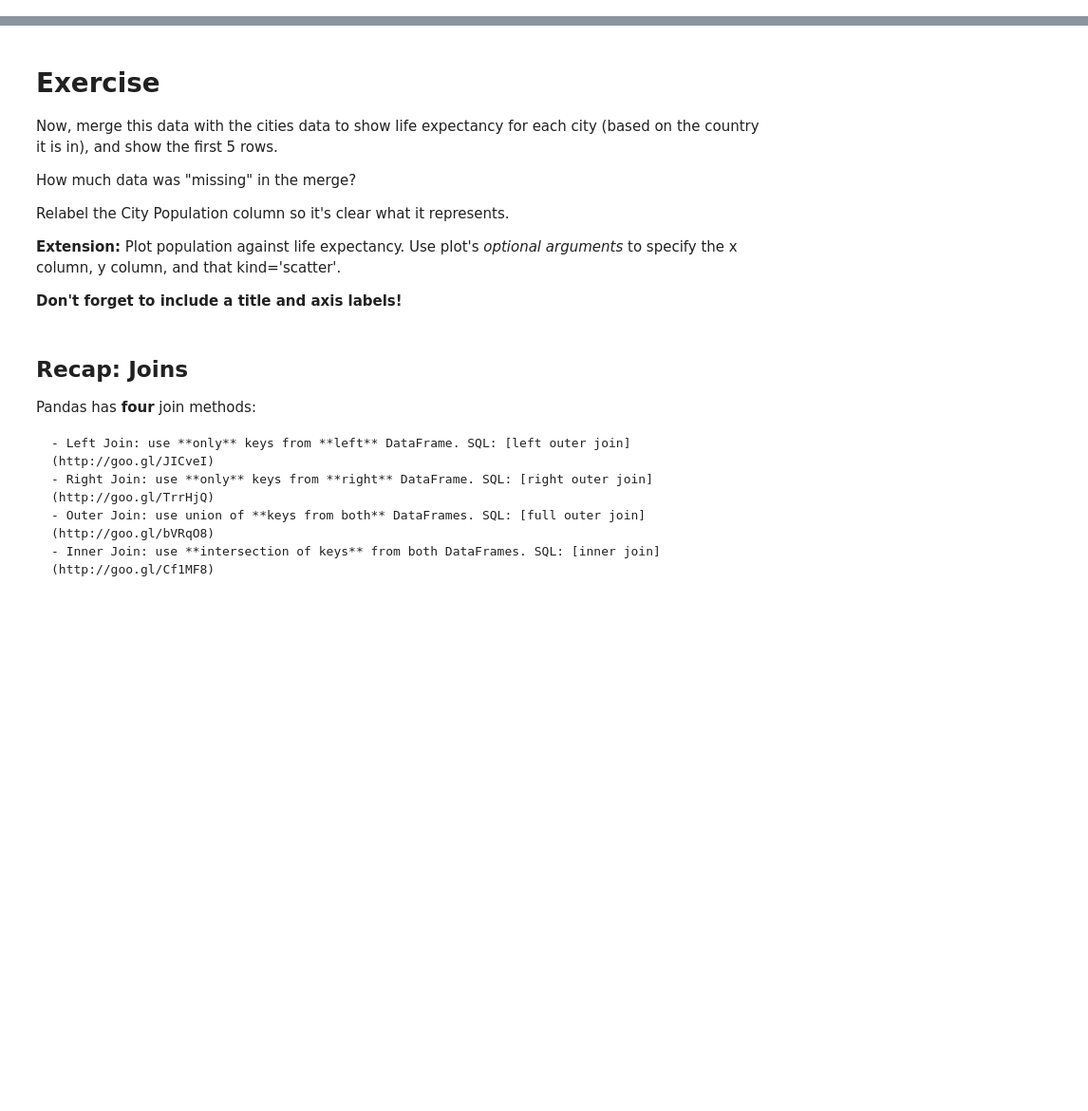
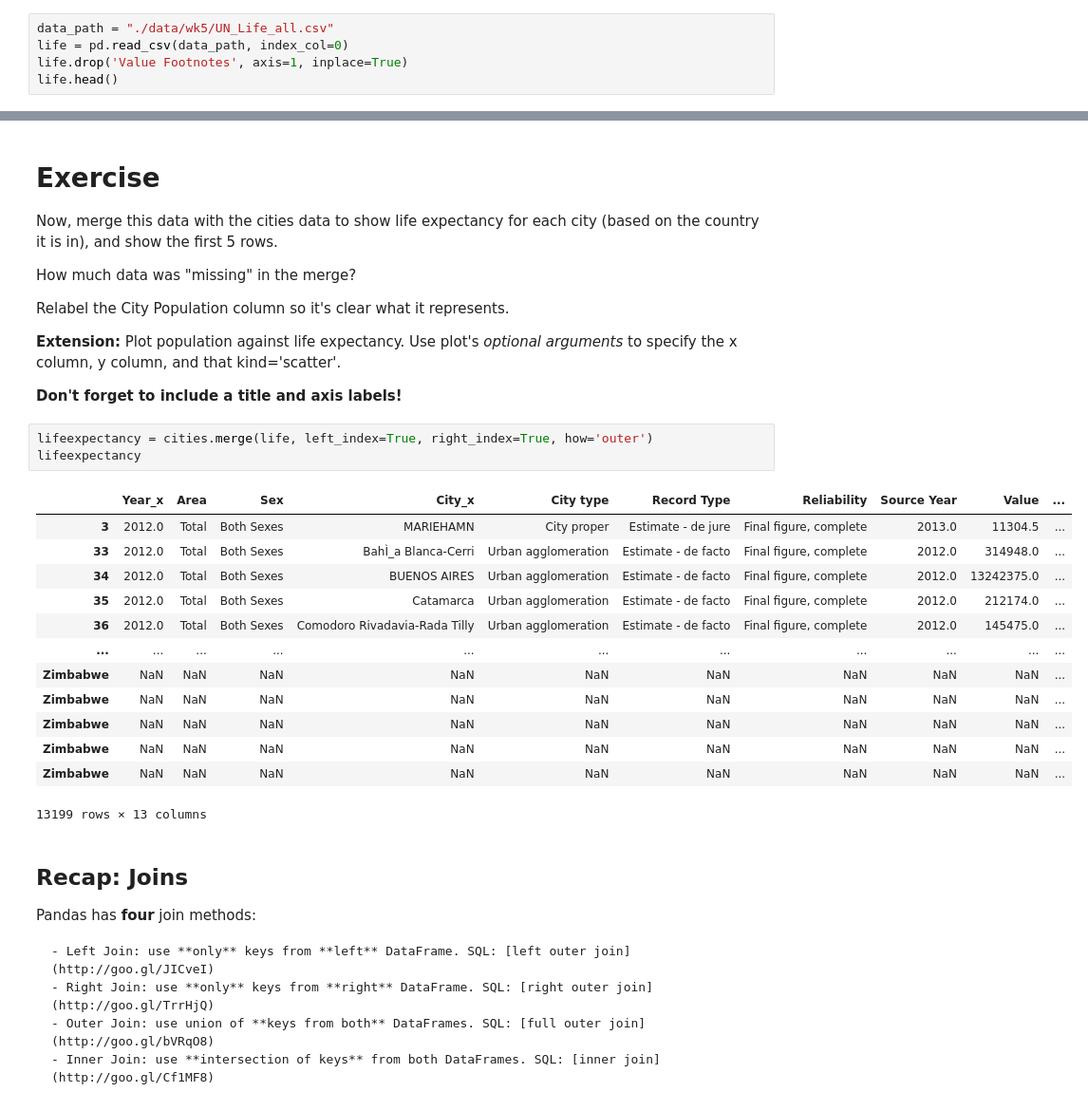
Before and after one commit to danakrasznai/QM2, a Jupyter notebook: notebooks/W06. Merging and Joining.ipynb, the cells around one changed output, grey strips where cells are left out. Shown at 95% size. Drawn from its saved outputs; the diff is of its cells as text; blank space fills up the shorter version.

```diff
--- a/notebooks/W06. Merging and Joining.ipynb
+++ b/notebooks/W06. Merging and Joining.ipynb
@@ -481,3 +508,8 @@ In a new cell, clean up the above dataframe by
 
 - removing the "Value Footnotes" Column
 - use only the most recent data (2012)
+# %%
+data_path = "./data/wk5/UN_Life_all.csv"
+life = pd.read_csv(data_path, index_col=0)
+life.drop('Value Footnotes', axis=1, inplace=True)
+life.head()
@@ -500,6 +548,23 @@ Relabel the City Population column so it's clear what it represents.
 **Extension:** Plot population against life expectancy. Use plot's *optional arguments* to specify the x column, y column, and that kind='scatter'.
 
 **Don't forget to include a title and axis labels!**
+# %%
+lifeexpectancy = cities.merge(life, left_index=True, right_index=True, how='outer')
+lifeexpectancy
+# %% [output]
+|  | Year_x | Area | Sex | City_x | City type | Record Type | Reliability | Source Year | Value | ... |
+| 3 | 2012.0 | Total | Both Sexes | MARIEHAMN | City proper | Estimate - de jure | Final figure, complete | 2013.0 | 11304.5 | ... |
+| 33 | 2012.0 | Total | Both Sexes | BahÌ_a Blanca-Cerri | Urban agglomeration | Estimate - de facto | Final figure, complete | 2012.0 | 314948.0 | ... |
+| 34 | 2012.0 | Total | Both Sexes | BUENOS AIRES | Urban agglomeration | Estimate - de facto | Final figure, complete | 2012.0 | 13242375.0 | ... |
+| 35 | 2012.0 | Total | Both Sexes | Catamarca | Urban agglomeration | Estimate - de facto | Final figure, complete | 2012.0 | 212174.0 | ... |
+| 36 | 2012.0 | Total | Both Sexes | Comodoro Rivadavia-Rada Tilly | Urban agglomeration | Estimate - de facto | Final figure, complete | 2012.0 | 145475.0 | ... |
+| ... | ... | ... | ... | ... | ... | ... | ... | ... | ... | ... |
+| Zimbabwe | NaN | NaN | NaN | NaN | NaN | NaN | NaN | NaN | NaN | ... |
+| Zimbabwe | NaN | NaN | NaN | NaN | NaN | NaN | NaN | NaN | NaN | ... |
+| Zimbabwe | NaN | NaN | NaN | NaN | NaN | NaN | NaN | NaN | NaN | ... |
+| Zimbabwe | NaN | NaN | NaN | NaN | NaN | NaN | NaN | NaN | NaN | ... |
+| Zimbabwe | NaN | NaN | NaN | NaN | NaN | NaN | NaN | NaN | NaN | ... |
+13199 rows × 13 columns
 # %% [markdown]
 ## Recap: Joins
 
```
Also changed, not shown: parts of 7 cells of this notebook.
